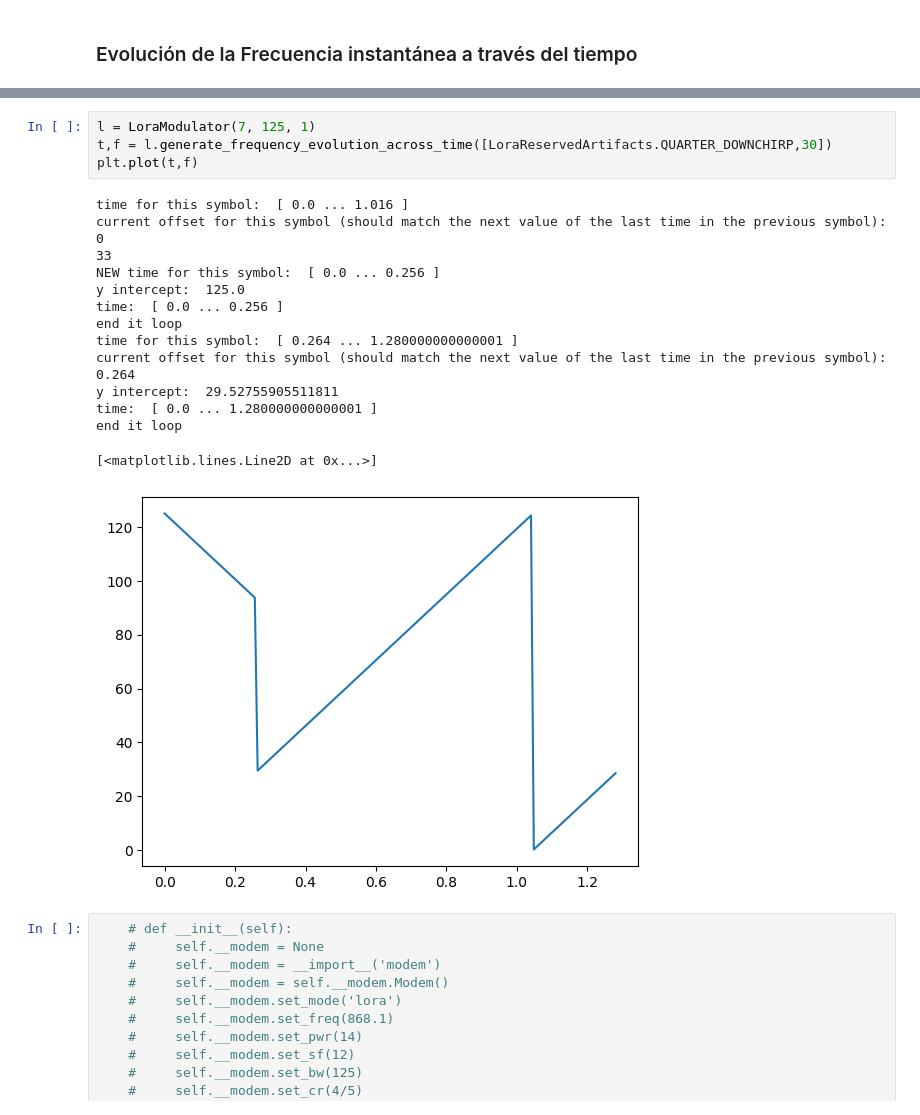
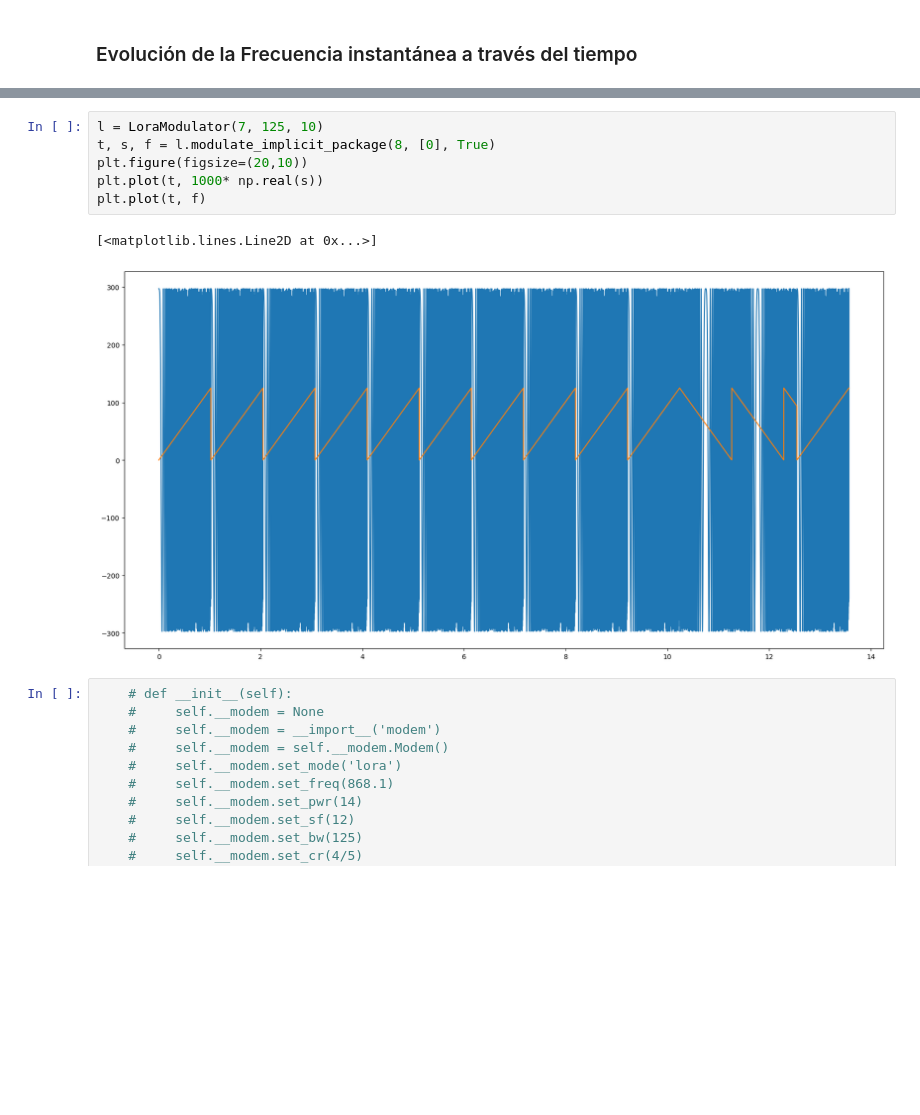
Before and after one commit to stefaema/LoRaSimulator, a Jupyter notebook: prototype.ipynb, the cells around one changed output, grey strips where cells are left out. Drawn from its saved outputs; the diff is of its cells as text; blank space fills up the shorter version.

```diff
--- a/prototype.ipynb
+++ b/prototype.ipynb
@@ -126,22 +153,12 @@ class LoraModulator:
 # %%
-l = LoraModulator(7, 125, 1)
-t,f = l.generate_frequency_evolution_across_time([LoraReservedArtifacts.QUARTER_DOWNCHIRP,30])
-plt.plot(t,f)
+l = LoraModulator(7, 125, 10)
+t, s, f = l.modulate_implicit_package(8, [0], True)
+plt.figure(figsize=(20,10))
+plt.plot(t, 1000* np.real(s))
+plt.plot(t, f)
 # %% [output]
-time for this symbol:  [ 0.0 ... 1.016 ]
-current offset for this symbol (should match the next value of the last time in the previous symbol): 0
-33
-NEW time for this symbol:  [ 0.0 ... 0.256 ]
-y intercept:  125.0
-time:  [ 0.0 ... 0.256 ]
-end it loop
-time for this symbol:  [ 0.264 ... 1.280000000000001 ]
-current offset for this symbol (should match the next value of the last time in the previous symbol): 0.264
-y intercept:  29.52755905511811
-time:  [ 0.0 ... 1.280000000000001 ]
-end it loop
+[<matplotlib.lines.Line2D at 0x...>]
-[<matplotlib.lines.Line2D at 0x...>]
-[figure, old version]
+[figure, new version]
 # %%
     # def __init__(self):
     #     self.__modem = None
```
Also changed, not shown: parts of 3 cells of this notebook.
